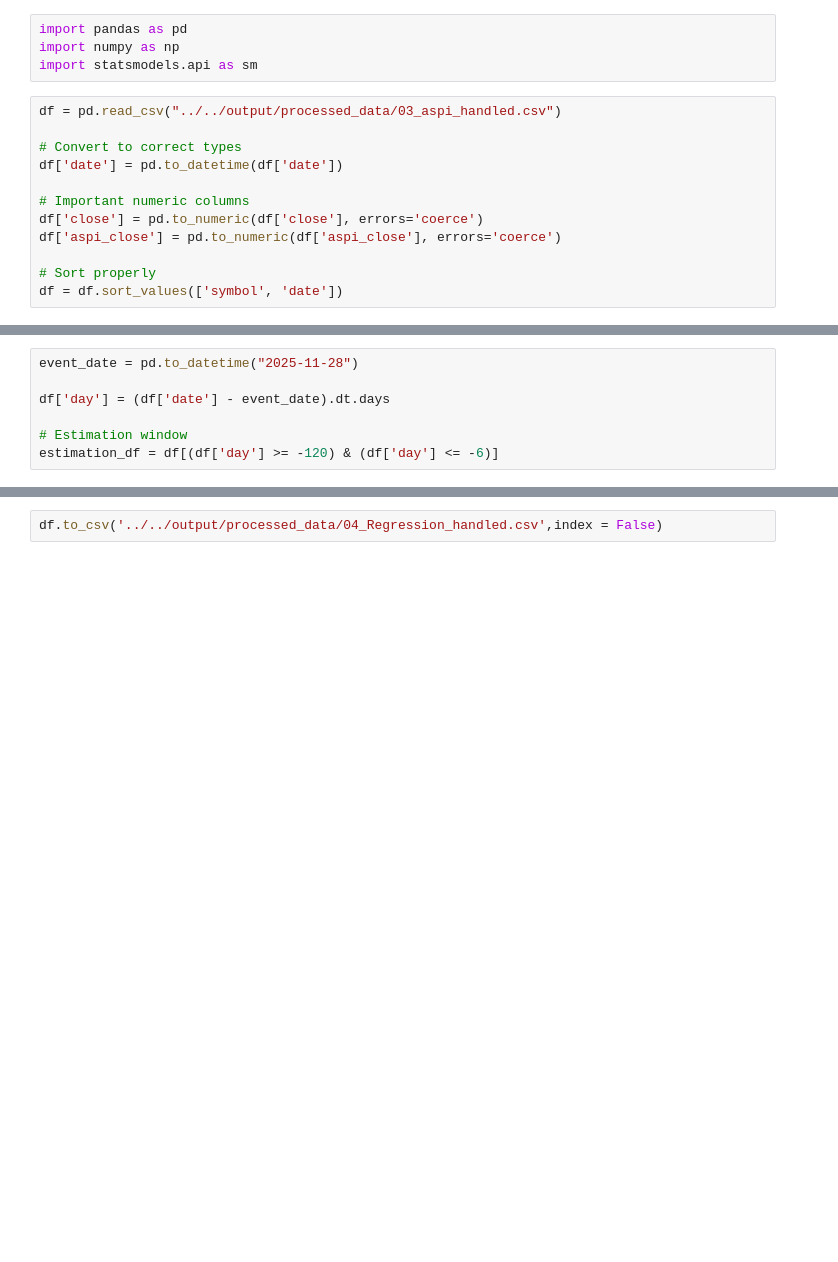
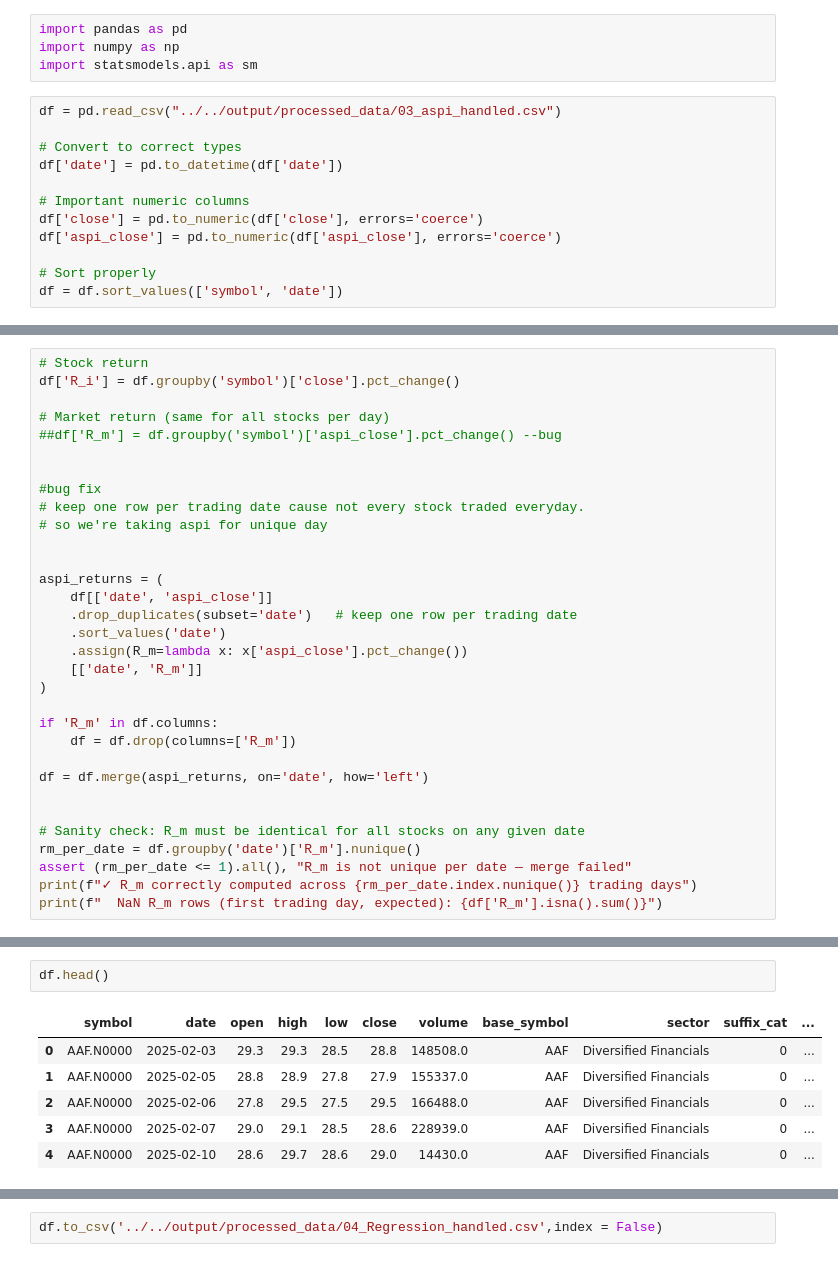
Before and after one commit to dehanf/Disaster-Shock-Market-Response, a Jupyter notebook: notebooks/02 Model Building/04_Regression.ipynb, the cells around one changed output, grey strips where cells are left out. Saved outputs shown, nothing was run; the diff lists cells and outputs as text; blank space fills up the shorter version.

```diff
--- a/notebooks/02 Model Building/04_Regression.ipynb
+++ b/notebooks/02 Model Building/04_Regression.ipynb
@@ -25,7 +32,0 @@ df['R_m'] = df.groupby('symbol')['aspi_close'].pct_change()
-# %%
-event_date = pd.to_datetime("2025-11-28")
-
-df['day'] = (df['date'] - event_date).dt.days
-
-# Estimation window
-estimation_df = df[(df['day'] >= -120) & (df['day'] <= -6)]
@@ -60,0 +33,32 @@ alpha_beta_df = pd.DataFrame(results)
+# %%
+# Stock return
+df['R_i'] = df.groupby('symbol')['close'].pct_change()
+
+# Market return (same for all stocks per day)
+##df['R_m'] = df.groupby('symbol')['aspi_close'].pct_change() --bug
+
+
+#bug fix
+# keep one row per trading date cause not every stock traded everyday.
+# so we're taking aspi for unique day
+
+
+aspi_returns = (
+    df[['date', 'aspi_close']]
+    .drop_duplicates(subset='date')   # keep one row per trading date
+    .sort_values('date')
+    .assign(R_m=lambda x: x['aspi_close'].pct_change())
+    [['date', 'R_m']]
+)
+
+if 'R_m' in df.columns:
+    df = df.drop(columns=['R_m'])
+
+df = df.merge(aspi_returns, on='date', how='left')
+
+
+# Sanity check: R_m must be identical for all stocks on any given date
+rm_per_date = df.groupby('date')['R_m'].nunique()
+assert (rm_per_date <= 1).all(), "R_m is not unique per date — merge failed"
+print(f"✓ R_m correctly computed across {rm_per_date.index.nunique()} trading days")
+print(f"  NaN R_m rows (first trading day, expected): {df['R_m'].isna().sum()}")
@@ -60,0 +84,9 @@ alpha_beta_df = pd.DataFrame(results)
+# %%
+df.head()
+# %% [output]
+|  | symbol | date | open | high | low | close | volume | base_symbol | sector | suffix_cat | ... |
+| 0 | AAF.N0000 | 2025-02-03 | 29.3 | 29.3 | 28.5 | 28.8 | 148508.0 | AAF | Diversified Financials | 0 | ... |
+| 1 | AAF.N0000 | 2025-02-05 | 28.8 | 28.9 | 27.8 | 27.9 | 155337.0 | AAF | Diversified Financials | 0 | ... |
+| 2 | AAF.N0000 | 2025-02-06 | 27.8 | 29.5 | 27.5 | 29.5 | 166488.0 | AAF | Diversified Financials | 0 | ... |
+| 3 | AAF.N0000 | 2025-02-07 | 29.0 | 29.1 | 28.5 | 28.6 | 228939.0 | AAF | Diversified Financials | 0 | ... |
+| 4 | AAF.N0000 | 2025-02-10 | 28.6 | 29.7 | 28.6 | 29.0 | 14430.0 | AAF | Diversified Financials | 0 | ... |
```
Also changed, not shown: parts of 10 cells of this notebook, 25 other files.
